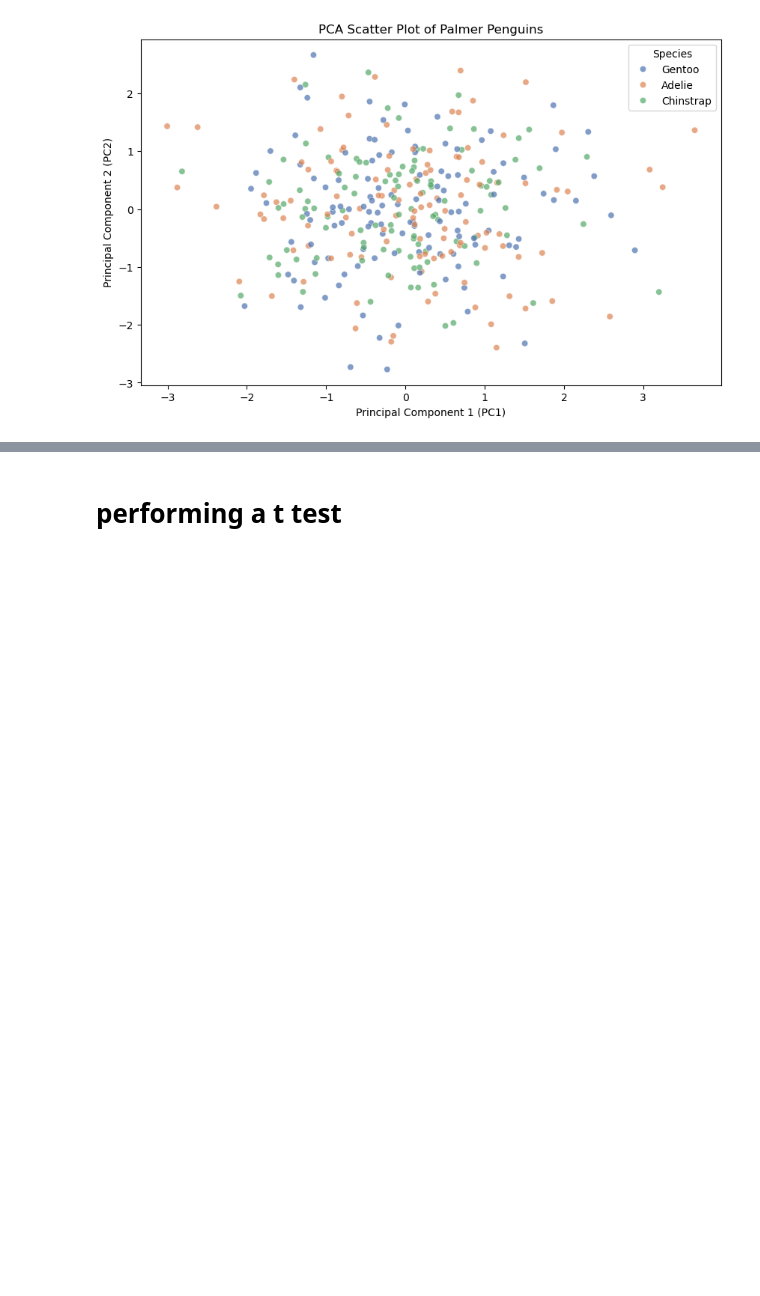
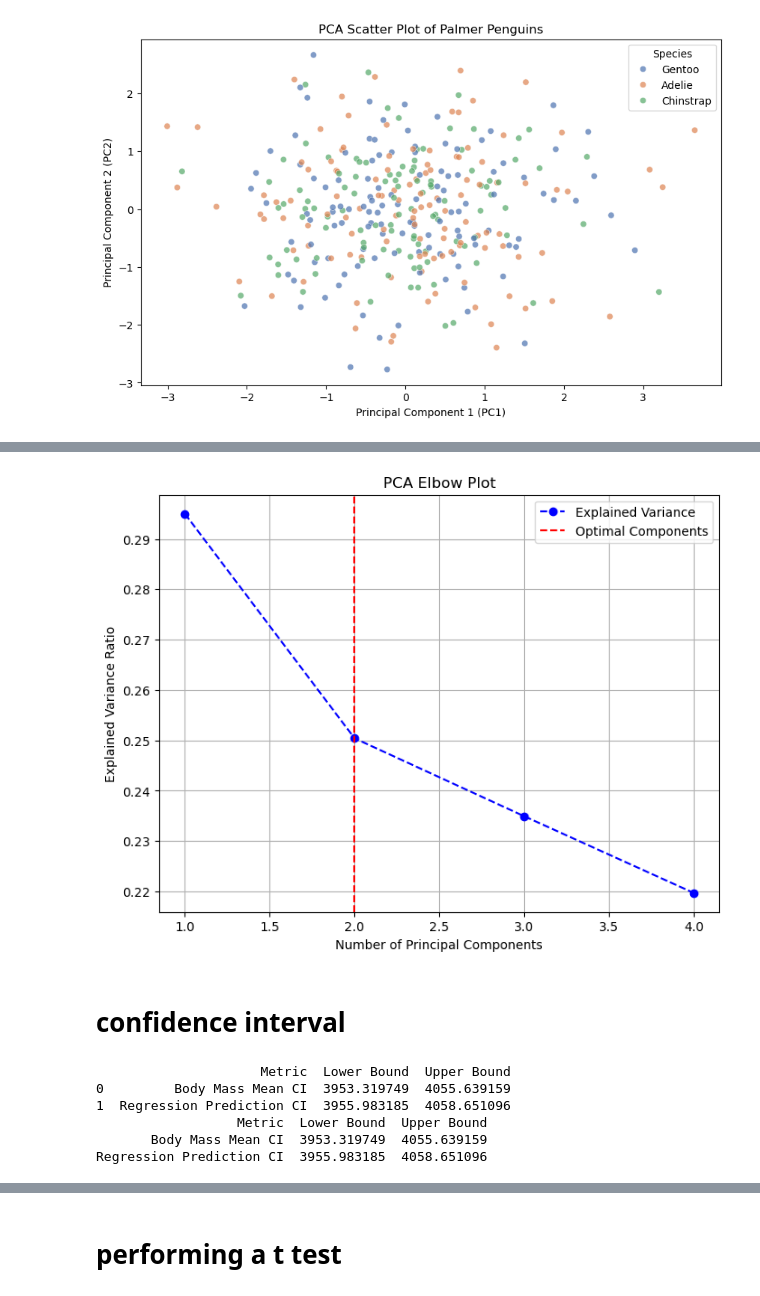
Before and after one commit to keithmmc/dataprojects, a Jupyter notebook: palmer.ipynb, the cells around one changed output, grey strips where cells are left out. Cells and saved outputs as stored; diff of their text form; code cells hidden in the pictures; blank space fills up the shorter version.

```diff
--- a/palmer.ipynb
+++ b/palmer.ipynb
@@ -210,0 +244,52 @@ plt.show()
+# %%
+# Create an elbow plot to determine the optimal number of PCA components
+
+plt.figure(figsize=(8, 6))
+plt.plot(range(1, len(explained_variance_ratios) + 1), explained_variance_ratios, marker='o', linestyle='--', color='blue', label='Explained Variance')
+plt.xlabel('Number of Principal Components')
+plt.ylabel('Explained Variance Ratio')
+plt.title('PCA Elbow Plot')
+plt.axvline(x=2, linestyle='--', color='red', label='Optimal Components')
+plt.legend()
+plt.grid()
+plt.show()
+# %% [output]
+[figure, added]
+# %% [markdown]
+# confidence interval
+# %%
+
+
+# Compute 95% Confidence Interval for Mean Body Mass
+confidence = 0.95
+n = len(penguins['body_mass_g'])  # Sample size
+mean_body_mass = np.mean(penguins['body_mass_g'])  # Sample mean
+std_body_mass = np.std(penguins['body_mass_g'], ddof=1)  # Sample standard deviation
+se_body_mass = std_body_mass / np.sqrt(n)  # Standard error
+
+# Compute Confidence Interval
+ci_lower, ci_upper = stats.t.interval(confidence, df=n-1, loc=mean_body_mass, scale=se_body_mass)
+
+# Compute 95% CI for Regression Predictions
+y_pred_reg = mean_body_mass + np.random.normal(0, se_body_mass, size=n)  # Simulated predictions
+se_pred = np.std(y_pred_reg - penguins['body_mass_g']) / np.sqrt(n)
+ci_pred_lower, ci_pred_upper = stats.t.interval(confidence, df=n-1, loc=np.mean(y_pred_reg), scale=se_pred)
+
+# Display Confidence Intervals
+ci_results = pd.DataFrame({
+    "Metric": ["Body Mass Mean CI", "Regression Prediction CI"],
+    "Lower Bound": [ci_lower, ci_pred_lower],
+    "Upper Bound": [ci_upper, ci_pred_upper]
+})
+
+print(ci_results)
+
+
+print(ci_results.to_string(index=False))
+# %% [output]
+                     Metric  Lower Bound  Upper Bound
+0         Body Mass Mean CI  3953.319749  4055.639159
+1  Regression Prediction CI  3955.983185  4058.651096
+                  Metric  Lower Bound  Upper Bound
+       Body Mass Mean CI  3953.319749  4055.639159
+Regression Prediction CI  3955.983185  4058.651096
```
Also changed, not shown: parts of 8 cells of this notebook.
